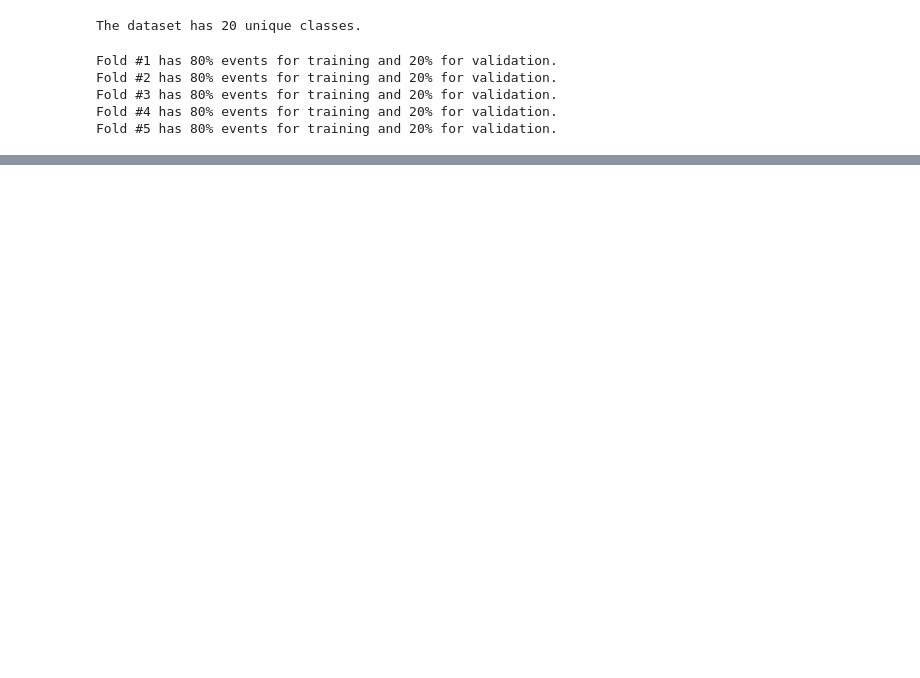
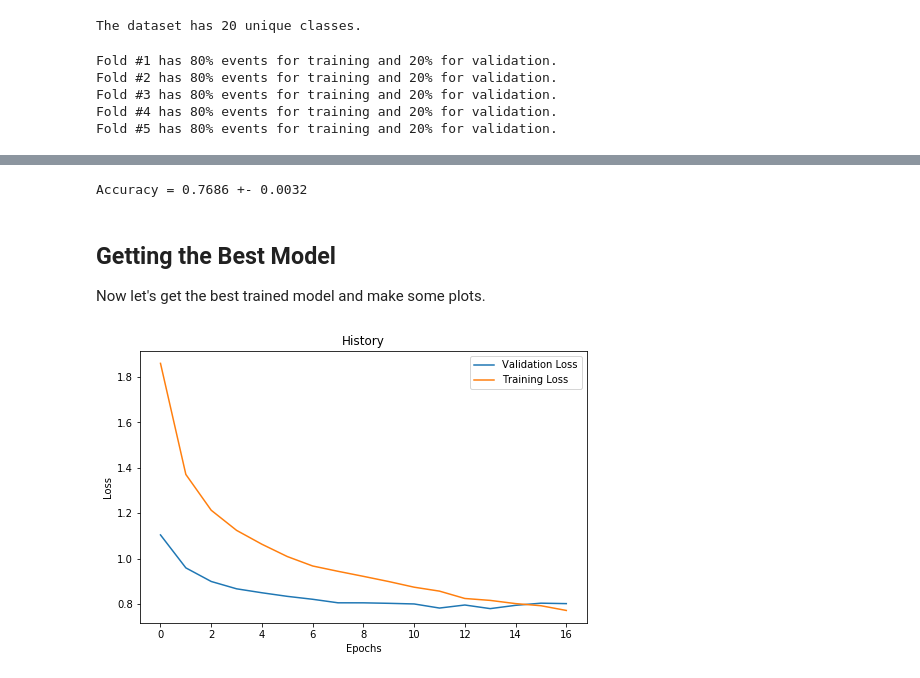
Before and after one commit to philipp-gaspar/whats-cooking, a Jupyter notebook: notebooks/Deep Learning for Text.ipynb, the cells around one changed output, grey strips where cells are left out. Drawn from its saved outputs; the diff is of its cells as text; code cells hidden in the pictures; blank space fills up the shorter version.

Commit message:
First deep model

```diff
--- a/notebooks/Deep Learning for Text.ipynb
+++ b/notebooks/Deep Learning for Text.ipynb
@@ -161,17 +158,17 @@ def load_model():
     model = Sequential()
 
     # layer 1
-    model.add(Dense(units=512,
+    model.add(Dense(units=128,
                     activation='relu',
                     input_shape=(tfidf_data.shape[1], )))
     model.add(BatchNormalization())
-    model.add(Dropout(0.5))
+    model.add(Dropout(0.7))
 
     # layer 2
-    model.add(Dense(units=128,
+    model.add(Dense(units=64,
                     activation='relu'))
     model.add(BatchNormalization())
-    model.add(Dropout(0.5))
+    model.add(Dropout(0.7))
 
     # output layer
     model.add(Dense(units=n_classes,
@@ -186,10 +185,13 @@ def load_model():
 # %%
-from keras.callbacks import EarlyStopping
+from keras.callbacks import EarlyStopping, ModelCheckpoint
 
 # add callbacks to the model
 early_stop = EarlyStopping(monitor='val_loss', patience=3)
 
-callbacks = [early_stop]
+weights_file = os.path.join(experiments_path, 'deeep_model.hdf5')
+checkpoint = ModelCheckpoint(weights_file, monitor='val_loss', save_best_only=True)
+
+callbacks = [early_stop, checkpoint]
 # %%
 cv_scores = []
 cv_hist = []
@@ -209,9 +211,16 @@ for fold, (trn_idx, val_idx) in enumerate(folds):
 
     model = load_model()
 
+    # serialize model to JSON
+    if fold == 0:
+        model_json = model.to_json()
+        model_file = os.path.join(experiments_path, 'deep_model.json')
+        with open(model_file, 'w') as json_file:
+            json_file.write(model_json)
+
     hist = model.fit(X_trn, y_trn,
                      validation_data=(X_val, y_val),
-                     batch_size=64,
+                     batch_size=32,
                      epochs=100,
                      callbacks=callbacks,
                      verbose=0)
@@ -234,0 +252,15 @@ for fold, (trn_idx, val_idx) in enumerate(folds):
+# %%
+val_acc = []
+
+for metric in cv_scores:
+    val_acc.append(metric[1])
+
+print('Accuracy = %1.4f +- %1.4f' % (np.mean(val_acc), np.std(val_acc)))
+# %% [output]
+Accuracy = 0.7686 +- 0.0032
+# %% [markdown]
+## Getting the Best Model
+
+Now let's get the best trained model and make some plots.
+# %%
+model.load_weights(weights_file)
@@ -234,0 +270,11 @@ for fold, (trn_idx, val_idx) in enumerate(folds):
+# %%
+fig = plt.figure(figsize=(8,5))
+plt.plot(model.history.history['val_loss'], label='Validation Loss')
+plt.plot(model.history.history['loss'], label='Training Loss')
+plt.ylabel('Loss')
+plt.xlabel('Epochs')
+plt.title('History')
+plt.legend()
+plt.show()
+# %% [output]
+[figure, added]
```
Also changed, not shown: parts of 19 cells of this notebook.
